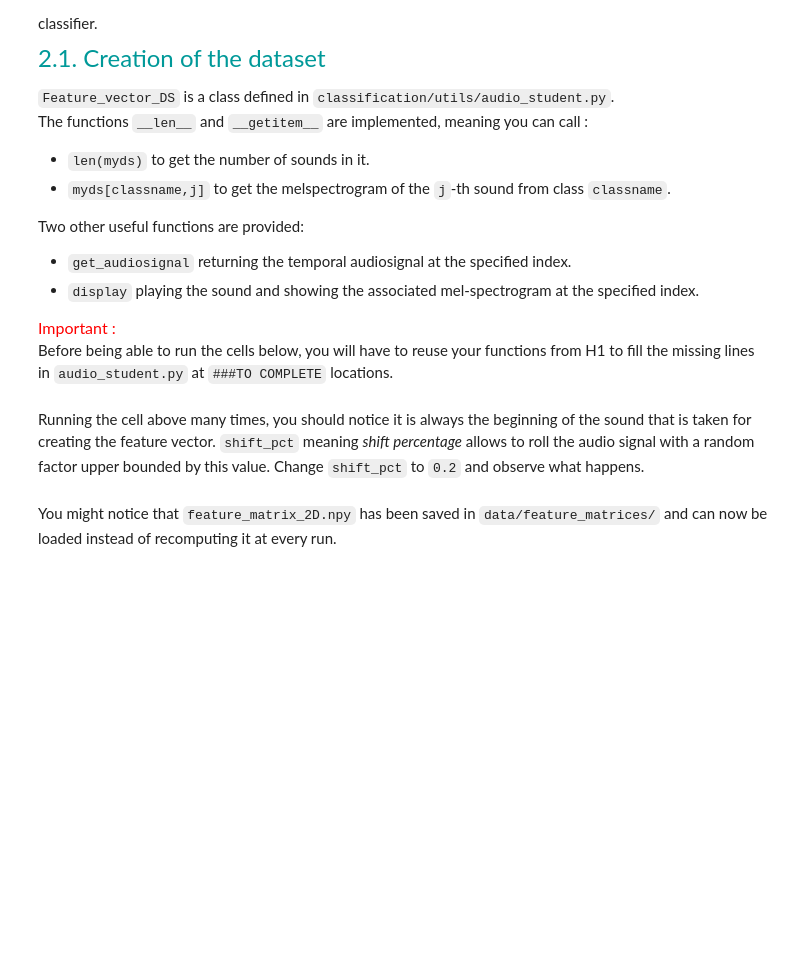
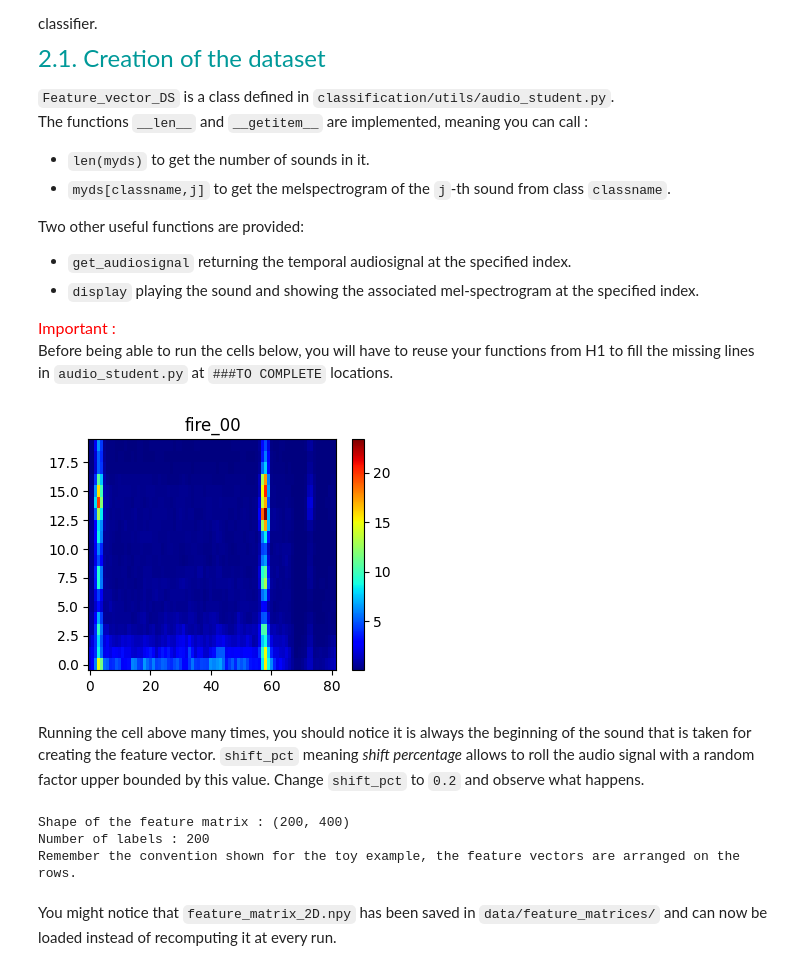
Before and after one commit to LoicTumelaire/LELEC210X, a Jupyter notebook: classification/h5a2_audio.ipynb, the cells around one changed output. Cells and saved outputs as stored; diff of their text form; code cells hidden in the pictures; blank space fills up the shorter version.

```diff
--- a/classification/h5a2_audio.ipynb
+++ b/classification/h5a2_audio.ipynb
@@ -70,20 +76,22 @@ Before being able to run the cells below, you will have to reuse your functions
 # %%
 ### TO RUN
 
 "Creation of the dataset"
-myds = Feature_vector_DS(dataset, Nft=512, nmel=20, duration=950, shift_pct=0.0)
+myds = Feature_vector_DS(dataset, Nft=512, nmel=20, duration=950, shift_pct=0.2)
 
 "Some attributes..."
 myds.nmel
 myds.duration
 myds.shift_pct
 myds.sr
 myds.data_aug
 myds.ncol
 
 
 idx = 0
 myds.display(["fire", idx])
+# %% [output]
+[figure, added]
 # %% [markdown]
 Running the cell above many times, you should notice it is always the beginning of the sound that is taken for creating the feature vector. ``shift_pct`` meaning *shift percentage* allows to roll the audio signal with a random factor upper bounded by this value. Change ``shift_pct`` to ``0.2`` and observe what happens.
 # %%
@@ -120,6 +128,10 @@ print(f"Number of labels : {len(y)}")
 print(
     "Remember the convention shown for the toy example, the feature vectors are arranged on the rows."
 )
+# %% [output]
+Shape of the feature matrix : (200, 400)
+Number of labels : 200
+Remember the convention shown for the toy example, the feature vectors are arranged on the rows.
 # %% [markdown]
 You might notice that ``feature_matrix_2D.npy`` has been saved in ``data/feature_matrices/`` and can now be loaded instead of recomputing it at every run.
 # %% [markdown]
```
Also changed, not shown: parts of 19 cells of this notebook, 4 other files.
